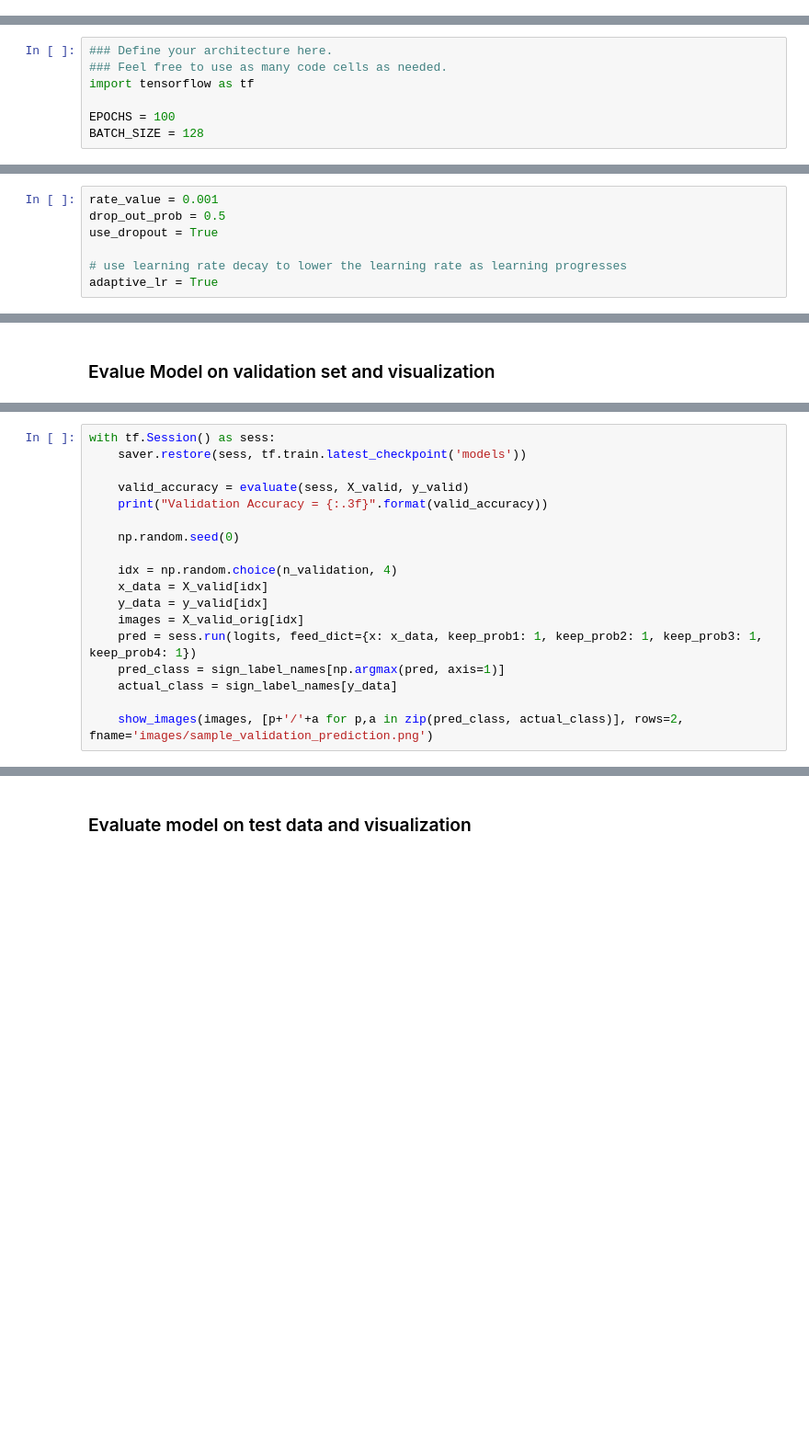
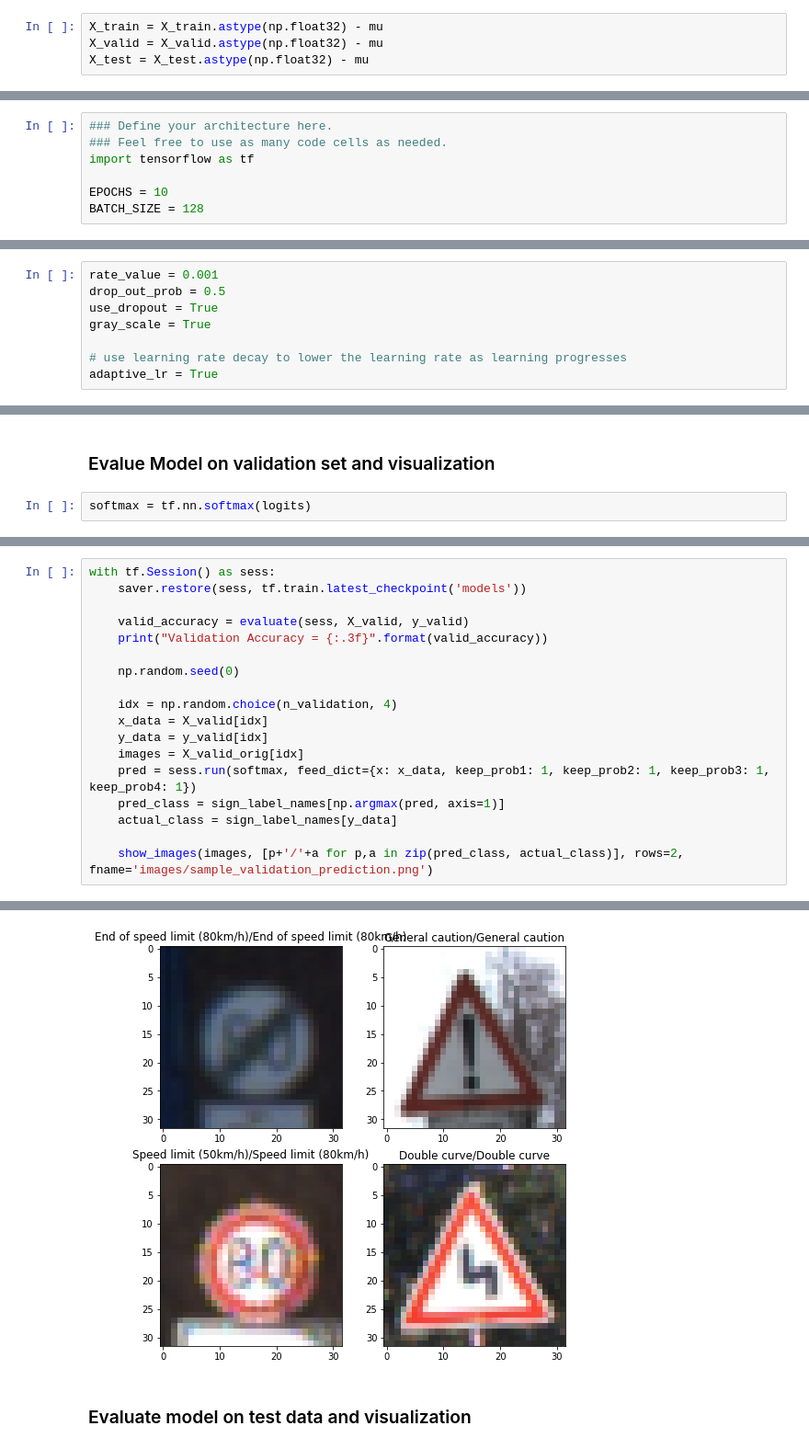
Before and after one commit to mehrshadshams/CarND-Traffic-Sign-Classifier-Project, a Jupyter notebook: Traffic_Sign_Classifier3.ipynb, the cells around one changed output, grey strips where cells are left out. Shown at 92% size. Cells and saved outputs as stored; diff of their text form; blank space fills up the shorter version.

```diff
--- a/Traffic_Sign_Classifier3.ipynb
+++ b/Traffic_Sign_Classifier3.ipynb
@@ -283,3 +265,7 @@ def convert_to_gray(data):
+# %%
+X_train = X_train.astype(np.float32) - mu
+X_valid = X_valid.astype(np.float32) - mu
+X_test = X_test.astype(np.float32) - mu
 # %%
 X_train = convert_to_gray(X_train)
 X_valid = convert_to_gray(X_valid)
@@ -302,7 +295,7 @@ sign_label_names[y_train[0]]
 ### Feel free to use as many code cells as needed.
 import tensorflow as tf
 
-EPOCHS = 100
+EPOCHS = 10
 BATCH_SIZE = 128
 # %%
 from tensorflow.contrib.layers import flatten
@@ -404,6 +397,7 @@ sets imply underfitting. A high accuracy on the training set but low accuracy on
 rate_value = 0.001
 drop_out_prob = 0.5
 use_dropout = True
+gray_scale = True
 
 # use learning rate decay to lower the learning rate as learning progresses
 adaptive_lr = True
@@ -498,6 +511,8 @@ with tf.Session() as sess:
 plot_history(history)
 # %% [markdown]
 ### Evalue Model on validation set and visualization
+# %%
+softmax = tf.nn.softmax(logits)
 # %%
 def predict(image):
     with tf.Session() as sess:
@@ -522,8 +537,9 @@ with tf.Session() as sess:
     x_data = X_valid[idx]
     y_data = y_valid[idx]
     images = X_valid_orig[idx]
-    pred = sess.run(logits, feed_dict={x: x_data, keep_prob1: 1, keep_prob2: 1, keep_prob3: 1, keep_prob4: 1})
+    pred = sess.run(softmax, feed_dict={x: x_data, keep_prob1: 1, keep_prob2: 1, keep_prob3: 1, keep_prob4: 1})
     pred_class = sign_label_names[np.argmax(pred, axis=1)]
     actual_class = sign_label_names[y_data]
 
     show_images(images, [p+'/'+a for p,a in zip(pred_class, actual_class)], rows=2, fname='images/sample_validation_prediction.png')
+# %% [output]
@@ -530,3 +548,4 @@ with tf.Session() as sess:
+[figure, added]
 # %% [markdown]
 ### Evaluate model on test data and visualization
 # %%
```
Also changed, not shown: parts of 22 cells of this notebook.
